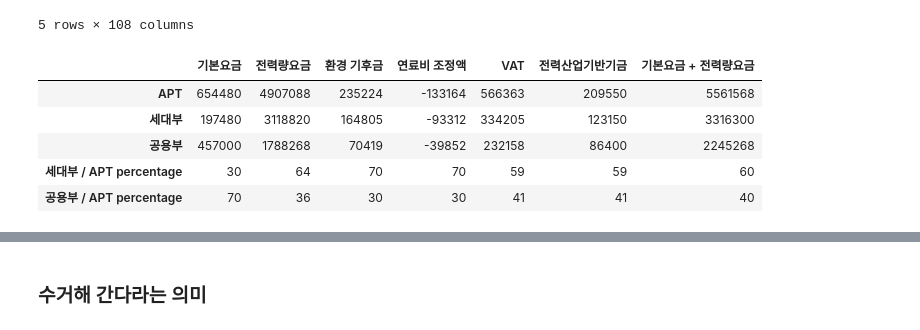
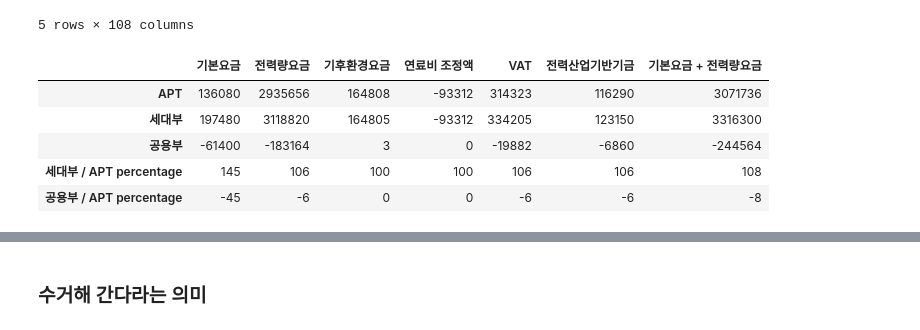
Before and after one commit to formegusto/what-is-public-fee, a Jupyter notebook: collect elec rate.ipynb, the cells around one changed output, grey strips where cells are left out. Saved outputs shown, nothing was run; the diff lists cells and outputs as text; code cells hidden in the pictures.

```diff
--- a/collect elec rate.ipynb
+++ b/collect elec rate.ipynb
@@ -51,21 +77,21 @@ m.head()
 # %%
 _month = 1
 
 month_df = pd.DataFrame(m.loc[_month])
 month_df.reset_index(inplace=True)
 
 month_df.columns = ['name', 'usage (kWh)']
 
 households_kWh = month_df['usage (kWh)'].sum()
-PUBLIC_PERCENTAGE = 30
+PUBLIC_PERCENTAGE = 0
 APT = round((households_kWh * 100) / (100 - PUBLIC_PERCENTAGE))
 
 hh, anal = crs.utils.get_analysis_df(_month,month_df, APT)
 anal
 # %% [output]
-|  | 기본요금 | 전력량요금 | 환경 기후금 | 연료비 조정액 | VAT | 전력산업기반기금 | 기본요금 + 전력량요금 |
-| APT | 654480 | 4907088 | 235224 | -133164 | 566363 | 209550 | 5561568 |
+|  | 기본요금 | 전력량요금 | 기후환경요금 | 연료비 조정액 | VAT | 전력산업기반기금 | 기본요금 + 전력량요금 |
+| APT | 136080 | 2935656 | 164808 | -93312 | 314323 | 116290 | 3071736 |
 | 세대부 | 197480 | 3118820 | 164805 | -93312 | 334205 | 123150 | 3316300 |
-| 공용부 | 457000 | 1788268 | 70419 | -39852 | 232158 | 86400 | 2245268 |
-| 세대부 / APT percentage | 30 | 64 | 70 | 70 | 59 | 59 | 60 |
-| 공용부 / APT percentage | 70 | 36 | 30 | 30 | 41 | 41 | 40 |
+| 공용부 | -61400 | -183164 | 3 | 0 | -19882 | -6860 | -244564 |
+| 세대부 / APT percentage | 145 | 106 | 100 | 100 | 106 | 106 | 108 |
+| 공용부 / APT percentage | -45 | -6 | 0 | 0 | -6 | -6 | -8 |
```
Also changed, not shown: parts of 6 cells of this notebook, 1 other file.
